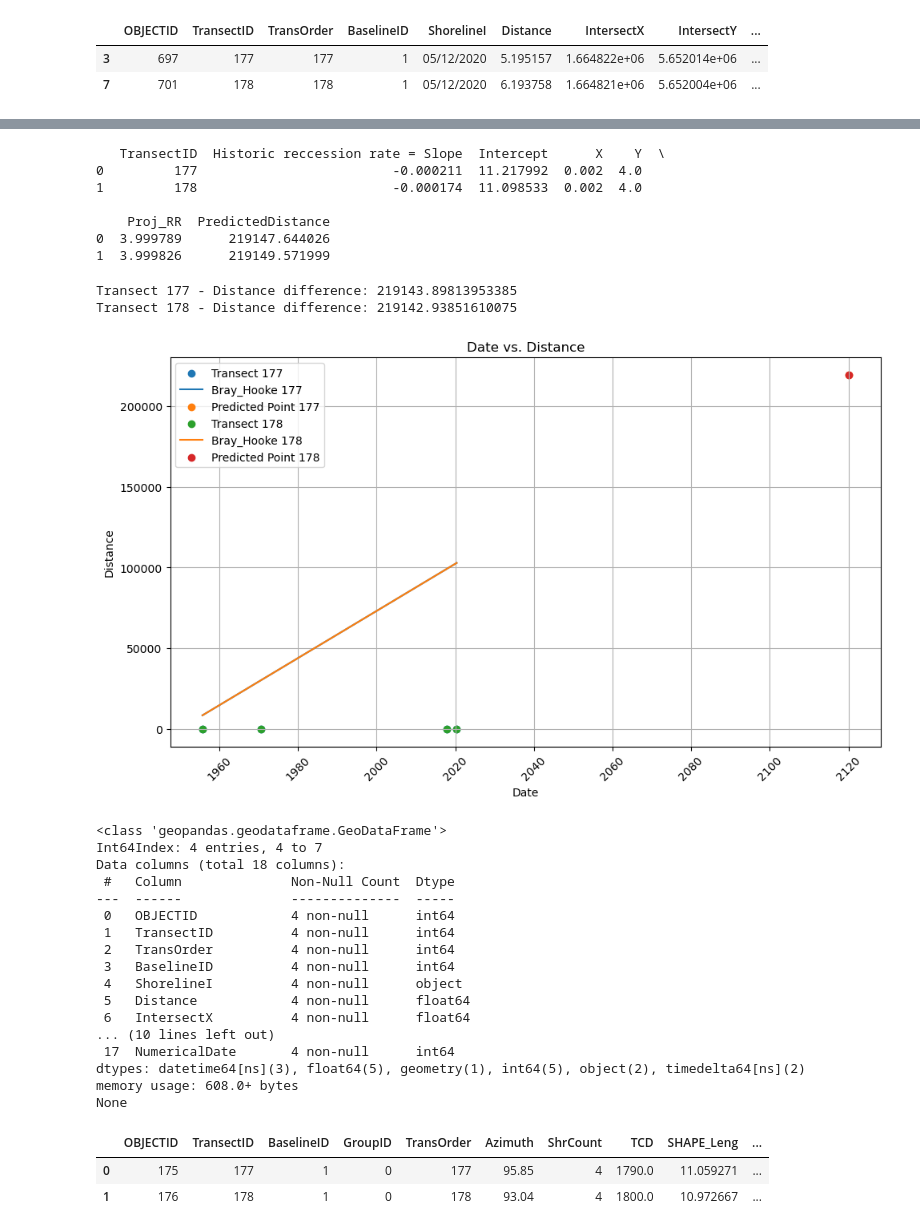
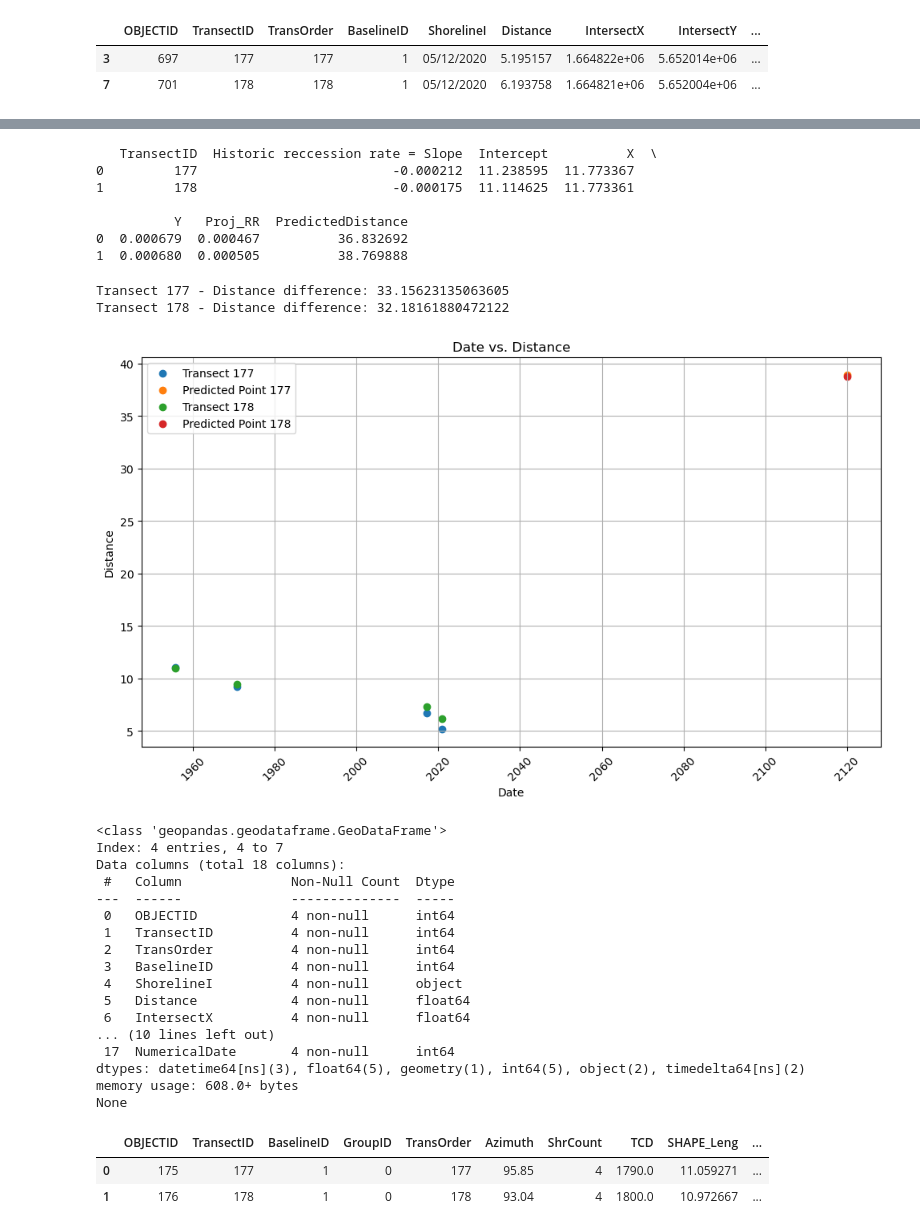
Before and after one commit to RNC-Research-Group/CliffErosion_Projections, a Jupyter notebook: Shoreline Projection Sunamura.ipynb, the cells around one changed output, grey strips where cells are left out. Saved outputs shown, nothing was run; the diff lists cells and outputs as text; code cells hidden in the pictures.

```diff
--- a/Shoreline Projection Sunamura.ipynb
+++ b/Shoreline Projection Sunamura.ipynb
@@ -8,6 +10,6 @@ import matplotlib.pyplot as plt
 # %%
 #Load shapefile
-TestPoints = gpd.read_file("CapeEgmont_TEST_intersect2.shp")
+TestPoints = gpd.read_file('C:/Users/lalit/GitHub/Shoreline_Projections/Shapefiles/CapeEgmont_TEST_intersect2.shp')
 
 #View shapefile table
 TestPoints
@@ -88,10 +90,6 @@ Future                timedelta64[ns]
 ElapsedTimeSeconds            float64
 dtype: object
 # %%
-import numpy as np
-import pandas as pd
-import matplotlib.pyplot as plt
-
 # Example data (replace this with your actual data)
 dates = pd.to_datetime(TestPoints['Date'])  # Replace with your date values
 distances = np.array(TestPoints['Distance'])  # Replace with your distance values
@@ -116,8 +114,8 @@ for group_name, group_data in grouped:
     #Sunamara relationship inputs
     Historic_SLR = 0.002
     Proj_SLR = 0.01
-    Length_AP = 5000
-    C_Depth = 10
+    Length_AP = 75
+    C_Depth = 883
 
     #Bray and Hooke relationship
     X = C_Depth/(slope + Length_AP)
@@ -126,7 +124,7 @@ for group_name, group_data in grouped:
 
     # Calculate the predicted distance for the target date (2100-01-01)
     numerical_target_date = (pd.to_datetime('2100-01-01') - reference_date).days
-    predicted_distance_target = Proj_RR * numerical_target_date + intercept
+    predicted_distance_target = (Proj_RR * numerical_target_date + intercept)
 
     results.append({
         'TransectID': group_name,
@@ -145,13 +143,13 @@ results_df = pd.DataFrame(results)
 # Print the results
 print(results_df)
 # %% [output]
-   TransectID  Historic reccession rate = Slope  Intercept      X    Y  \
-0         177                         -0.000211  11.217992  0.002  4.0
-1         178                         -0.000174  11.098533  0.002  4.0
+   TransectID  Historic reccession rate = Slope  Intercept          X  \
+0         177                         -0.000212  11.238595  11.773367
+1         178                         -0.000175  11.114625  11.773361
 
-    Proj_RR  PredictedDistance
-0  3.999789      219147.644026
-1  3.999826      219149.571999
+          Y   Proj_RR  PredictedDistance
+0  0.000679  0.000467          36.832692
+1  0.000680  0.000505          38.769888
 # %%
 # Calculate the absolute difference between the predicted distances and the old distances for each Transect ID
 plt.figure(figsize=(10, 6))
@@ -164,43 +162,42 @@ for group_name, group_data in grouped:
     coefficients = np.polyfit(group_data['NumericalDate'], group_data['Distance'], 1)
     slope = coefficients[0]
     intercept = coefficients[1]
 
     # Calculate the predicted distance for the last old data point's date
     last_old_date = group_data['Date'].max()
     numerical_last_old_date = (last_old_date - reference_date).days
     predicted_distance_last_old = slope * numerical_last_old_date + intercept
 
     # Calculate the predicted distance for the target date
     numerical_target_date = (pd.to_datetime('2100-01-01') - reference_date).days
-    predicted_distance_target = Proj_RR * numerical_target_date + intercept
+    predicted_distance_target = (Proj_RR * numerical_target_date + intercept)
 
     # Calculate the absolute difference between the predicted distances
     distance_difference = abs(predicted_distance_last_old - predicted_distance_target)
 
     plt.scatter(group_data['Date'], group_data['Distance'], label=f'Transect {group_name}')
-    plt.plot(group_data['Date'], Proj_RR * group_data['NumericalDate'] + intercept, label=f'Bray_Hooke {group_name}')
     plt.scatter(numerical_target_date, predicted_distance_target, label=f'Predicted Point {group_name}')
 
     print(f"Transect {group_name} - Distance difference: {distance_difference}")
 
 plt.xlabel('Date')
 plt.ylabel('Distance')
 plt.title('Date vs. Distance')
 plt.legend()
 plt.grid(True)
 plt.xticks(rotation=45)
 plt.tight_layout()
 
 plt.show()
 # %% [output]
-Transect 177 - Distance difference: 219143.89813953385
-Transect 178 - Distance difference: 219142.93851610075
+Transect 177 - Distance difference: 33.15623135063605
+Transect 178 - Distance difference: 32.18161880472122
-[figure, old version]
+[figure, new version]
 # %%
 print(group_data.info())
 # %% [output]
 <class 'geopandas.geodataframe.GeoDataFrame'>
-Int64Index: 4 entries, 4 to 7
+Index: 4 entries, 4 to 7
 Data columns (total 18 columns):
  #   Column              Non-Null Count  Dtype
 ---  ------              --------------  -----
```
Also changed, not shown: parts of 1 cell of this notebook, 2 other files.
